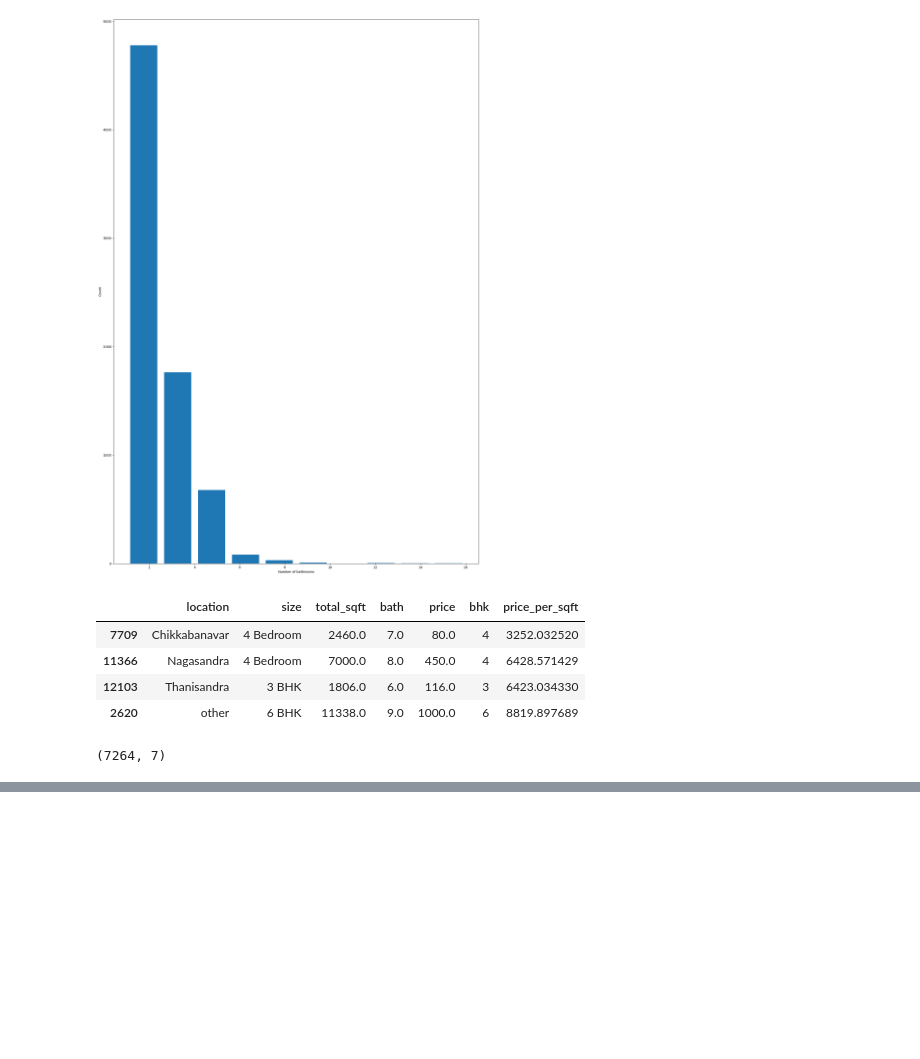
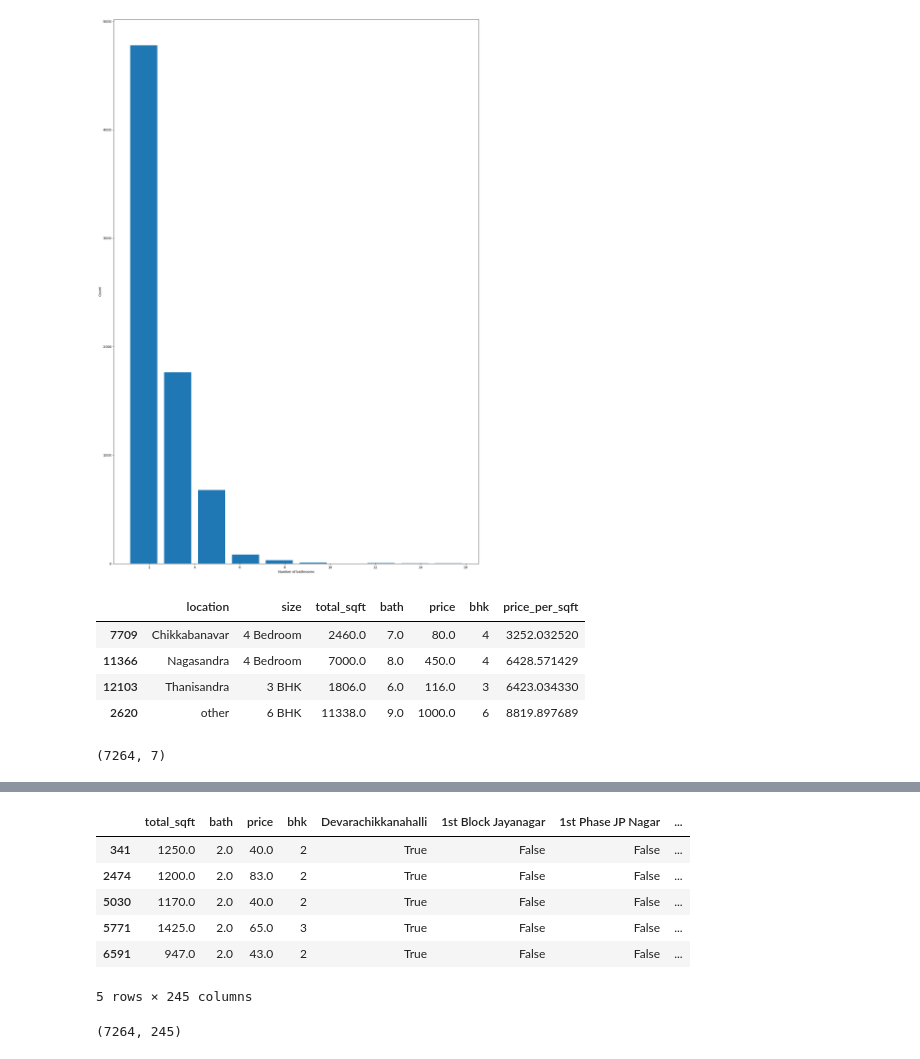
Before and after one commit to sriyanthas/RealStatePrice, a Jupyter notebook: Real State Price Prediction.ipynb, the cells around one changed output, grey strips where cells are left out. Drawn from its saved outputs; the diff is of its cells as text; code cells hidden in the pictures; blank space fills up the shorter version.

```diff
--- a/Real State Price Prediction.ipynb
+++ b/Real State Price Prediction.ipynb
@@ -437,0 +489,16 @@ df9.shape
+# %%
+df12 = df11.drop('location', axis= 'columns')
+# %%
+df12.head()
+# %% [output]
+|  | total_sqft | bath | price | bhk | Devarachikkanahalli | 1st Block Jayanagar | 1st Phase JP Nagar | ... |
+| 341 | 1250.0 | 2.0 | 40.0 | 2 | True | False | False | ... |
+| 2474 | 1200.0 | 2.0 | 83.0 | 2 | True | False | False | ... |
+| 5030 | 1170.0 | 2.0 | 40.0 | 2 | True | False | False | ... |
+| 5771 | 1425.0 | 2.0 | 65.0 | 3 | True | False | False | ... |
+| 6591 | 947.0 | 2.0 | 43.0 | 2 | True | False | False | ... |
+5 rows × 245 columns
+# %%
+df12.shape
+# %% [output]
+(7264, 245)
```
Also changed, not shown: parts of 21 cells of this notebook.
